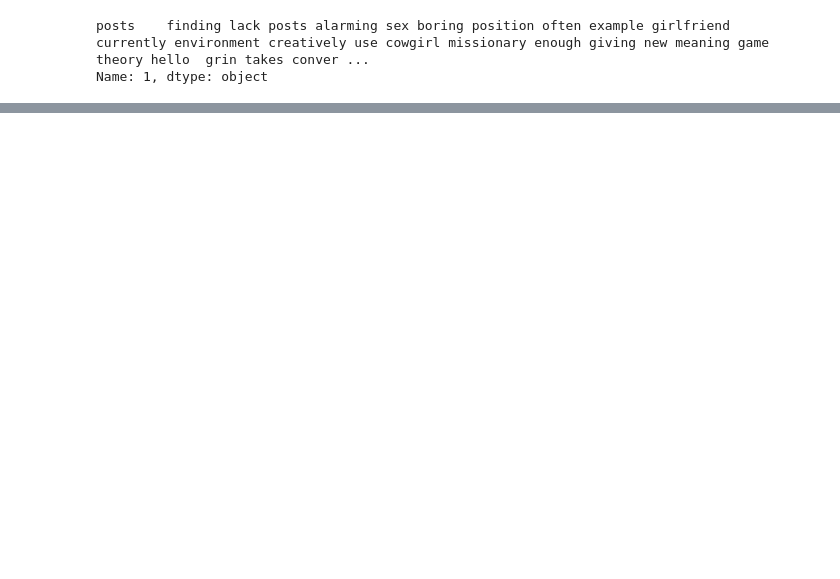
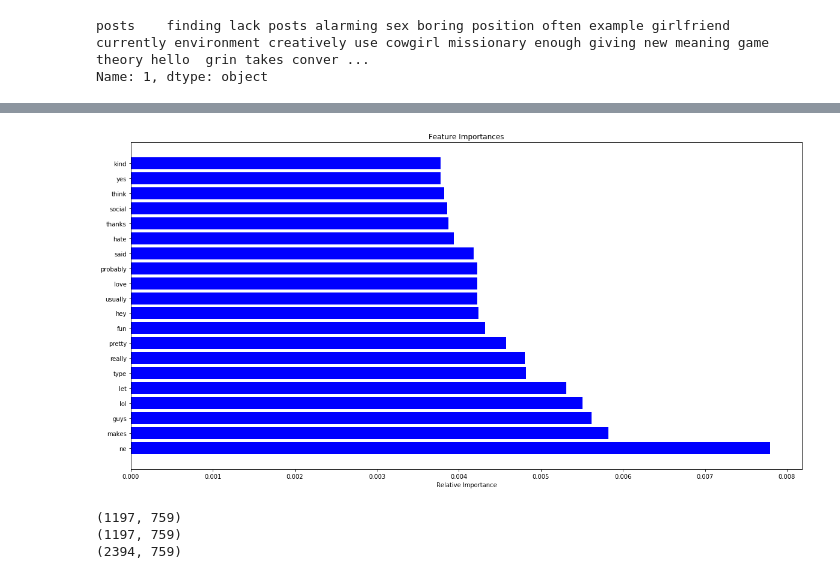
Before and after one commit to VincentG123/ThinkfulBootcamp, a Jupyter notebook: MyersBriggsPersonalityTestFinalCapstone.ipynb, the cells around one changed output, grey strips where cells are left out. Drawn from its saved outputs; the diff is of its cells as text; code cells hidden in the pictures; blank space fills up the shorter version.

```diff
--- a/MyersBriggsPersonalityTestFinalCapstone.ipynb
+++ b/MyersBriggsPersonalityTestFinalCapstone.ipynb
@@ -146,0 +315,7 @@ Name: 1, dtype: object
+# %%
+data_I = tfidf_feature_matrix.loc[tfidf_feature_matrix['type_IE'] == 'I'].sample(n=1999)
+print(data_I.shape)
+data_E = tfidf_feature_matrix.loc[tfidf_feature_matrix['type_IE'] == 'E']
+print(data_E.shape)
+data_IE = pd.concat([data_I, data_E])
+print(data_IE.shape)
@@ -146,0 +326,26 @@ Name: 1, dtype: object
+# %%
+drop_list = ['type_IE','type_NS',"type_TF",'type_JP']
+# test = data_IE.drop(drop_list, axis=1).shape
+# %%
+from sklearn.model_selection import cross_val_score
+
+Y = data_IE['type_IE']
+X = data_IE.drop(drop_list, axis=1)
+
+X_train, X_test, Y_train, Y_test = train_test_split(X, Y, test_size=0.25, random_state=42)
+
+rfc = ensemble.RandomForestClassifier()
+
+rfc.fit(X_train, Y_train)
+
+print('\nRandom Forest Classifier:')
+print('Training set score:', rfc.score(X_train, Y_train))
+
+print('\nCross Validation Scores:\n' , cross_val_score(rfc, X, Y, cv=5))
+
+lr = LogisticRegression()
+lr.fit(X_train, Y_train)
+
+print('\nLogistic Regression:')
+print('Training set score:', lr.score(X_train, Y_train))
+print('\nCross Validation Scores:\n' , cross_val_score(lr, X, Y, cv=5))
@@ -146,0 +364,25 @@ Name: 1, dtype: object
+# %%
+features = X.columns
+importances = rfc.feature_importances_
+indices = np.argsort(importances)[::-1]
+top_k = 20
+indices = indices[:top_k]
+
+plt.title('Feature Importances')
+plt.barh(range(len(indices)), importances[indices], color='b', align='center')
+plt.yticks(range(len(indices)), features[indices])
+plt.xlabel('Relative Importance')
+plt.show()
+# %% [output]
+[figure, added]
+# %%
+data_N = tfidf_feature_matrix.loc[tfidf_feature_matrix['type_NS'] == 'N'].sample(n=1197)
+print(data_N.shape)
+data_S = tfidf_feature_matrix.loc[tfidf_feature_matrix['type_NS'] == 'S']
+print(data_S.shape)
+data_NS = pd.concat([data_N, data_S])
+print(data_NS.shape)
+# %% [output]
+(1197, 759)
+(1197, 759)
+(2394, 759)
```
Also changed, not shown: parts of 28 cells of this notebook.
